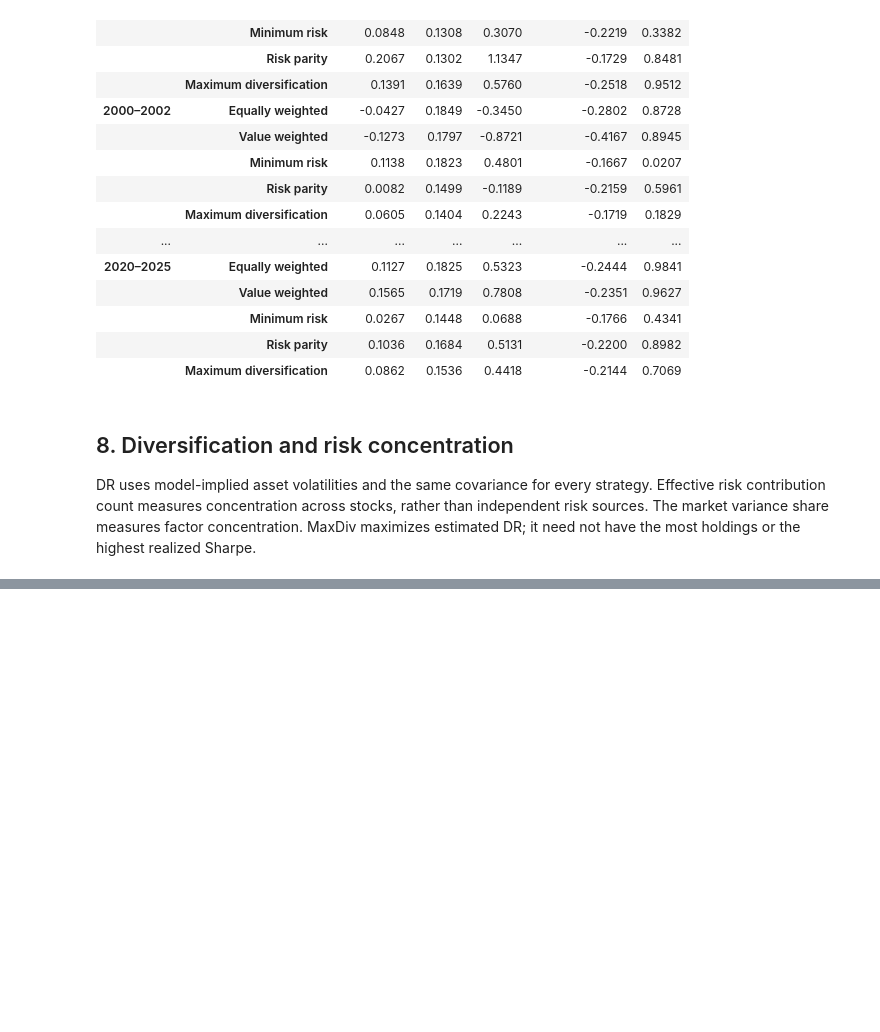
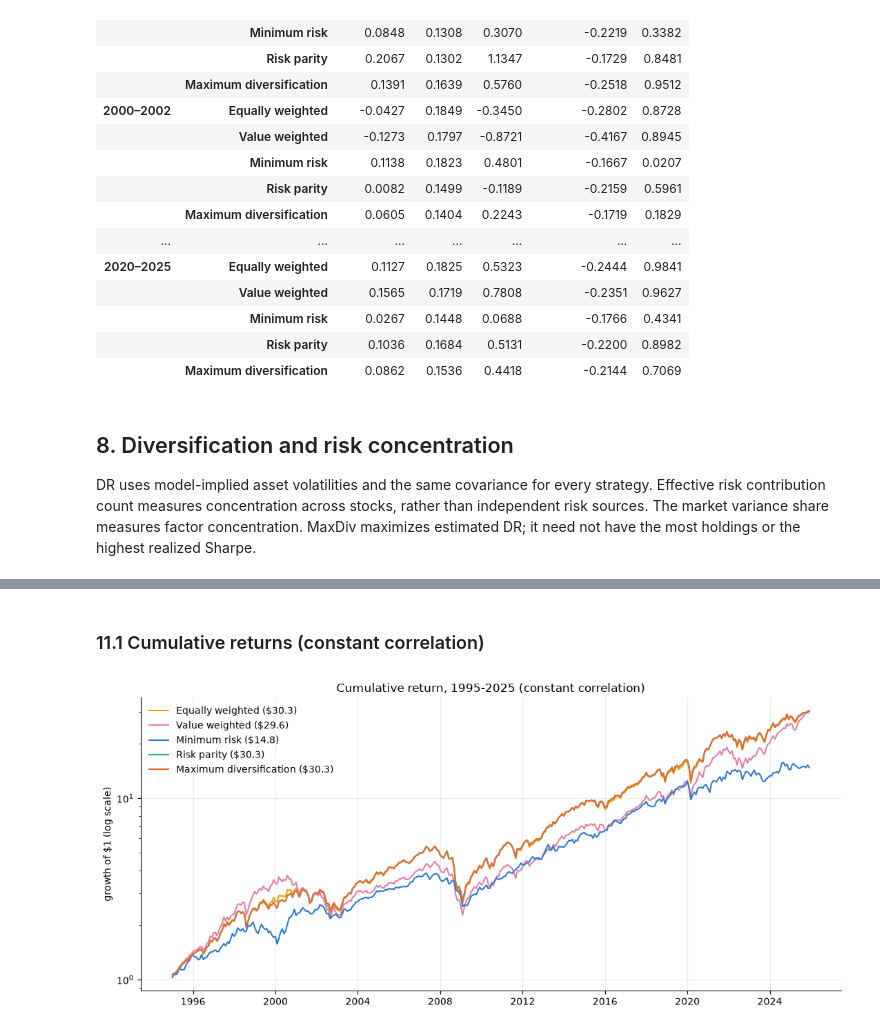
Before and after one commit to Yolandayx929/Fall26-Financial-Optimization-Final-Project, a Jupyter notebook: final/project_demo.ipynb, the cells around one changed output, grey strips where cells are left out. Cells and saved outputs as stored; diff of their text form; code cells hidden in the pictures; blank space fills up the shorter version.

```diff
--- a/final/project_demo.ipynb
+++ b/final/project_demo.ipynb
@@ -412,0 +500,8 @@ Maximum risk-parity contribution dispersion: 2.46e-14
+# %% [markdown]
+### 11.1 Cumulative returns (constant correlation)
+# %%
+r_cc, w_cc = runs["const_corr"]["returns"], runs["const_corr"]["weights"]
+plot_cumulative(r_cc, f"Cumulative return, {START_YEAR}-{END_YEAR} (constant correlation)")
+save_figure("cumulative_returns_const_corr"); plt.show()
+# %% [output]
+[figure, added]
```
Also changed, not shown: parts of 35 cells of this notebook, 27 other files.
